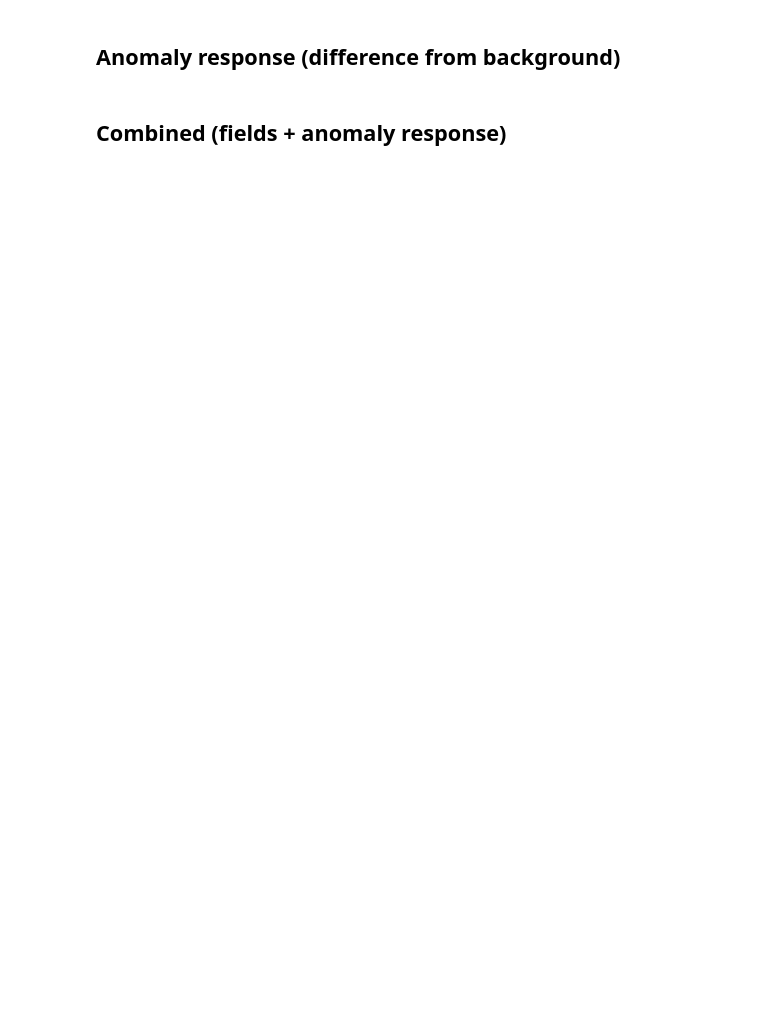
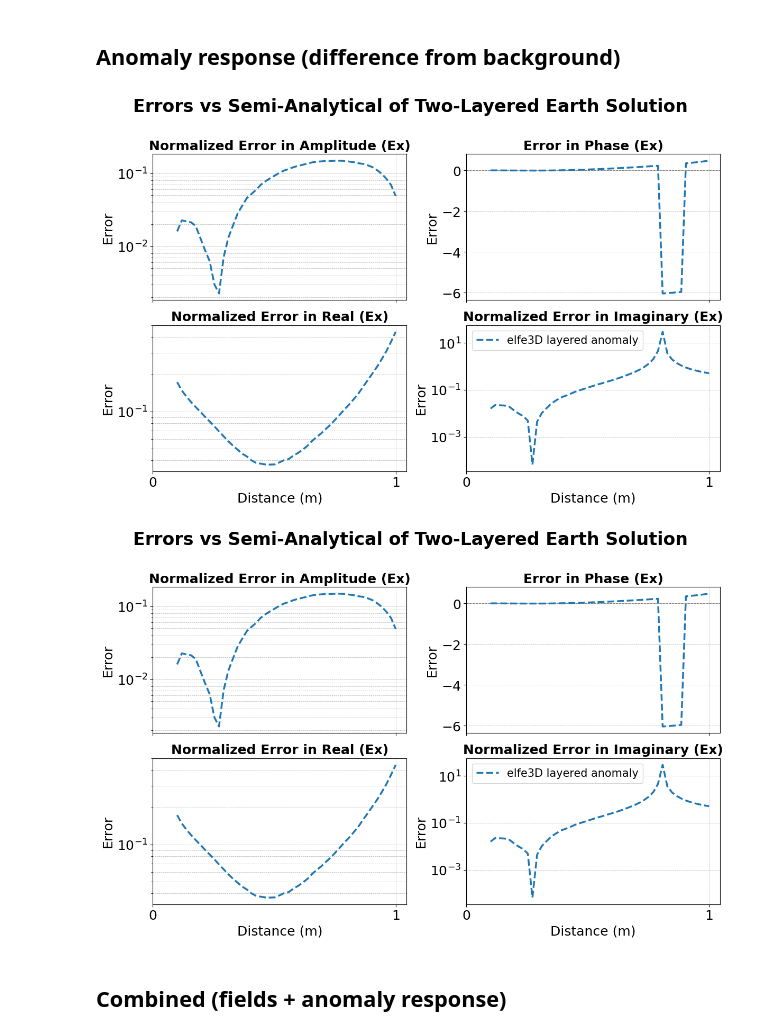
Before and after one commit to emsig/elfe3D_GPR, a Jupyter notebook: examples/04_anomalous_earth/anomaly_box.ipynb, the cells around one changed output. Saved outputs shown, nothing was run; the diff lists cells and outputs as text; code cells hidden in the pictures; blank space fills up the shorter version.

```diff
--- a/examples/04_anomalous_earth/anomaly_box.ipynb
+++ b/examples/04_anomalous_earth/anomaly_box.ipynb
@@ -156,7 +212,10 @@ ReceiverLinePlot([bg, ef]).plot(suptitle="Endfire - Two-layered")
 # %% [markdown]
 ## Anomaly response  (difference from background)
 # %%
-ReceiverLineErrorPlot([ef], reference=bg).plot(suptitle="Errors vs Evert - Two-layered")
+ReceiverLineErrorPlot([ef], reference=bg).plot(suptitle="Errors vs Semi-Analytical of Two-Layered Earth Solution")
+# %% [output]
+[figure, added]
+[figure, added]
 # %% [markdown]
 ## Combined (fields + anomaly response)
 # %%
```
Also changed, not shown: parts of 10 cells of this notebook, 33 other files.
